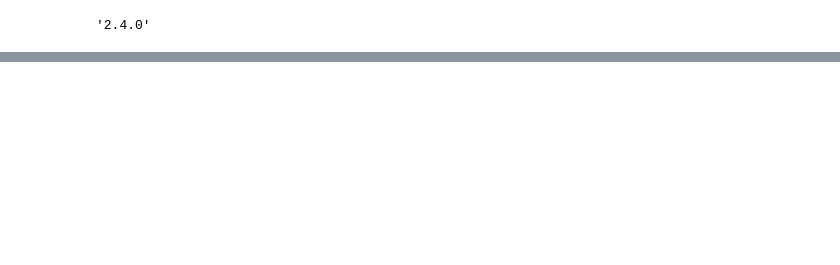
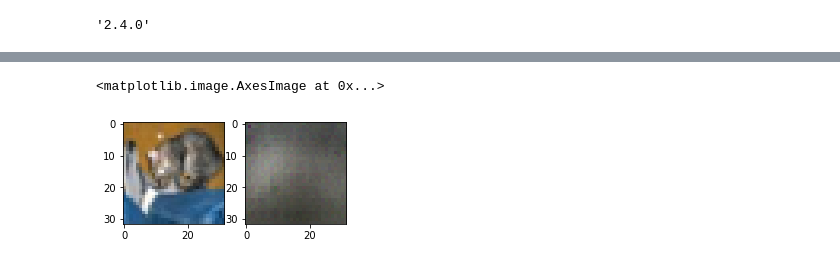
Before and after one commit to pbr142/handson-ml2, a Jupyter notebook: exercises/VAE_AI_Academy.ipynb, the cells around one changed output, grey strips where cells are left out. Saved outputs shown, nothing was run; the diff lists cells and outputs as text; code cells hidden in the pictures; blank space fills up the shorter version.

```diff
--- a/exercises/VAE_AI_Academy.ipynb
+++ b/exercises/VAE_AI_Academy.ipynb
@@ -16,0 +144,6 @@ Mounted at /content/gdrive
+# %%
+vae.compile(loss='binary_crossentropy', optimizer='NAdam', metrics=['mse'])
+# %%
+model_cb = keras.callbacks.ModelCheckpoint('/content/gdrive/MyDrive/Projects/VAE/vae_cifar10_session.ckpt')
+# %%
+history = vae.fit(X_train, X_train, epochs=5, batch_size=256, validation_data=(X_test, X_test), callbacks=[model_cb])
@@ -16,0 +165,12 @@ Mounted at /content/gdrive
+# %%
+y_pred = vae.predict(X_test[0:2])
+# %%
+ind = 0
+plt.figure(figsize= (4,2))
+plt.subplot(1,2, 1)
+plt.imshow(X_test[ind])
+plt.subplot(1,2,2)
+plt.imshow(y_pred[0])
+# %% [output]
+<matplotlib.image.AxesImage at 0x...>
+[figure, added]
```
Also changed, not shown: parts of 21 cells of this notebook.
